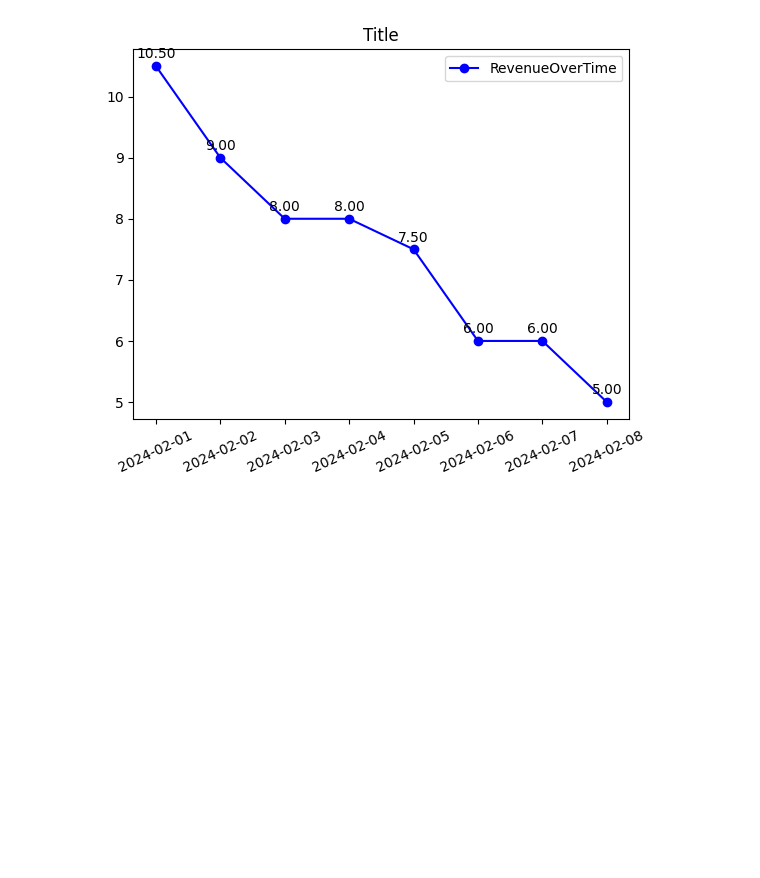
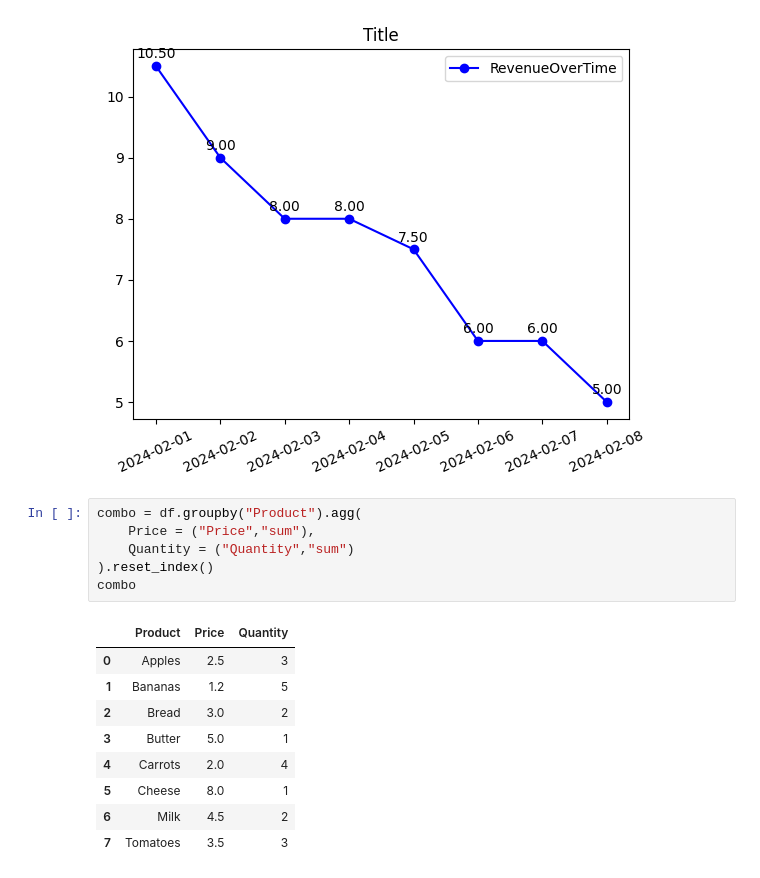
Before and after one commit to Joefried20/UsefulPythonTricks, a Jupyter notebook: DataLables.ipynb, the cells around one changed output. Cells and saved outputs as stored; diff of their text form; blank space fills up the shorter version.

```diff
--- a/DataLables.ipynb
+++ b/DataLables.ipynb
@@ -32,3 +32,19 @@ plt.legend(["RevenueOverTime"],loc = "upper right")
 plt.show()
 # %% [output]
 [figure]
+# %%
+combo = df.groupby("Product").agg(
+    Price = ("Price","sum"),
+    Quantity = ("Quantity","sum")
+).reset_index()
+combo
+# %% [output]
+|  | Product | Price | Quantity |
+| 0 | Apples | 2.5 | 3 |
+| 1 | Bananas | 1.2 | 5 |
+| 2 | Bread | 3.0 | 2 |
+| 3 | Butter | 5.0 | 1 |
+| 4 | Carrots | 2.0 | 4 |
+| 5 | Cheese | 8.0 | 1 |
+| 6 | Milk | 4.5 | 2 |
+| 7 | Tomatoes | 3.5 | 3 |
```
Also changed, not shown: parts of 1 cell of this notebook.
